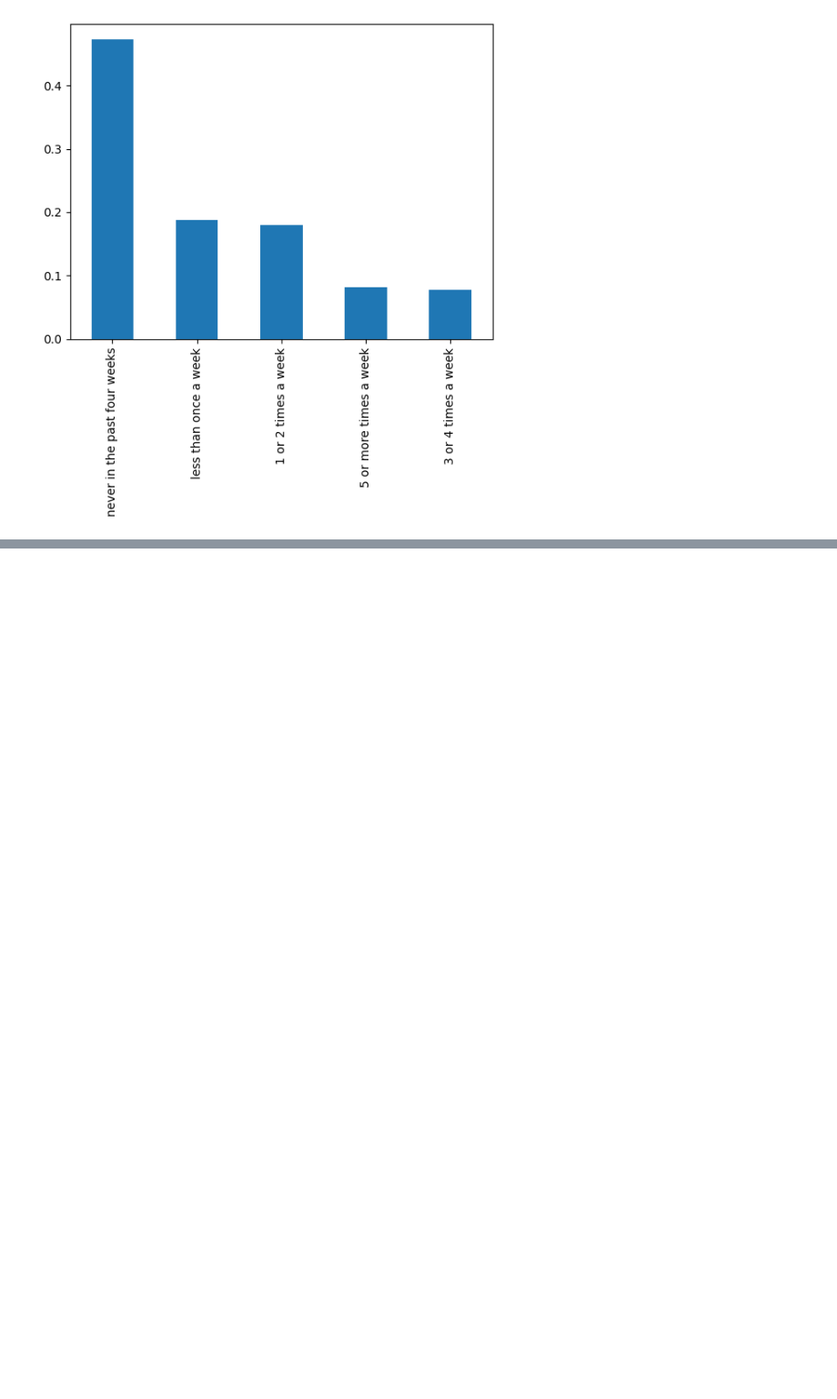
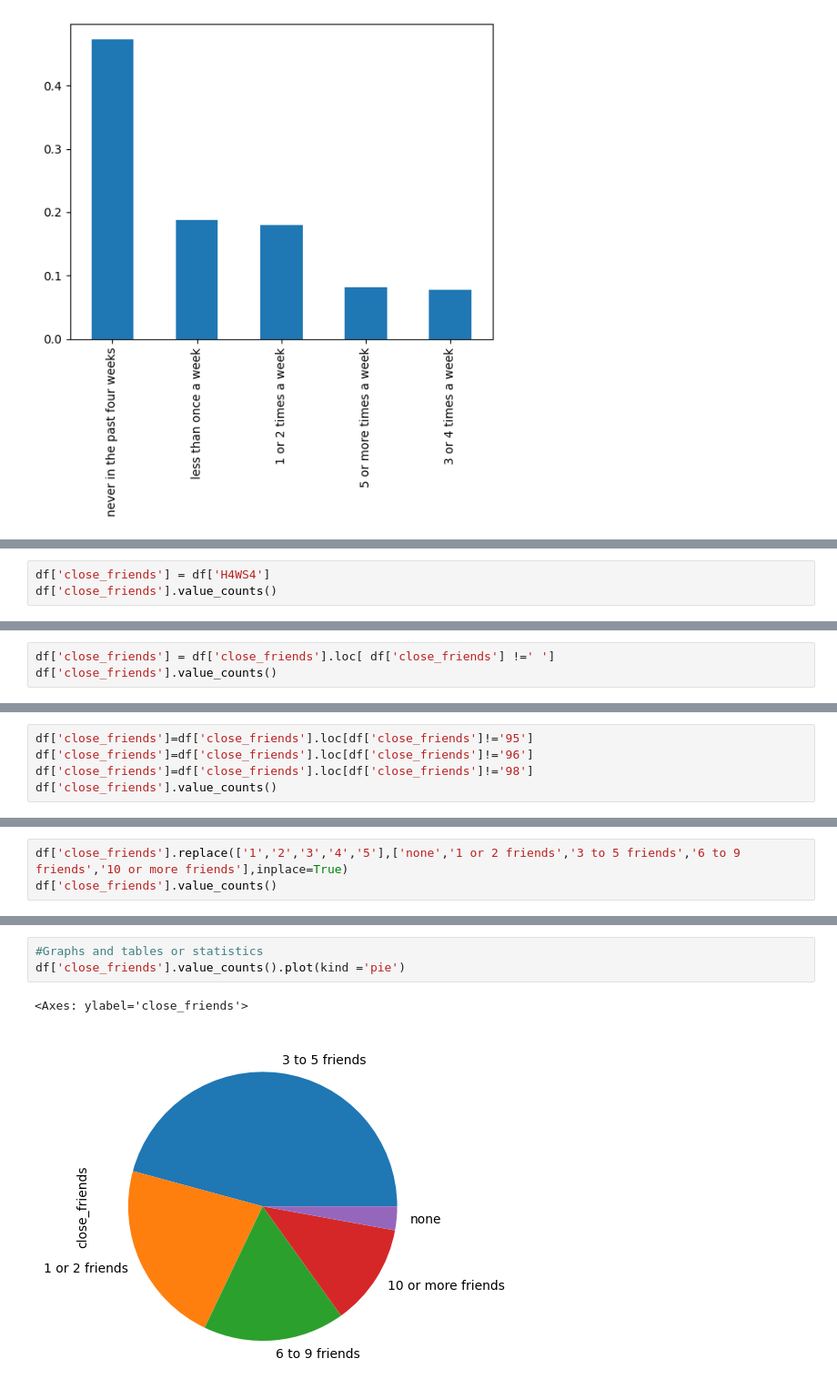
Before and after one commit to prestonmlau/Skyline-Math-200, a Jupyter notebook: PL_Copy_of_Python_Notebook_Setup_by_.ipynb, the cells around one changed output, grey strips where cells are left out. Shown at 91% size. Drawn from its saved outputs; the diff is of its cells as text; blank space fills up the shorter version.

```diff
--- a/PL_Copy_of_Python_Notebook_Setup_by_.ipynb
+++ b/PL_Copy_of_Python_Notebook_Setup_by_.ipynb
@@ -163,0 +262,3 @@ df['trouble_sleeping'].value_counts(normalize = True).plot(kind ='bar')
+# %%
+df['close_friends'] = df['H4WS4']
+df['close_friends'].value_counts()
@@ -163,0 +276,3 @@ df['trouble_sleeping'].value_counts(normalize = True).plot(kind ='bar')
+# %%
+df['close_friends'] = df['close_friends'].loc[ df['close_friends'] !=' ']
+df['close_friends'].value_counts()
@@ -163,0 +289,5 @@ df['trouble_sleeping'].value_counts(normalize = True).plot(kind ='bar')
+# %%
+df['close_friends']=df['close_friends'].loc[df['close_friends']!='95']
+df['close_friends']=df['close_friends'].loc[df['close_friends']!='96']
+df['close_friends']=df['close_friends'].loc[df['close_friends']!='98']
+df['close_friends'].value_counts()
@@ -163,0 +301,3 @@ df['trouble_sleeping'].value_counts(normalize = True).plot(kind ='bar')
+# %%
+df['close_friends'].replace(['1','2','3','4','5'],['none','1 or 2 friends','3 to 5 friends','6 to 9 friends','10 or more friends'],inplace=True)
+df['close_friends'].value_counts()
@@ -163,0 +320,6 @@ df['trouble_sleeping'].value_counts(normalize = True).plot(kind ='bar')
+# %%
+#Graphs and tables or statistics
+df['close_friends'].value_counts().plot(kind ='pie')
+# %% [output]
+<Axes: ylabel='close_friends'>
+[figure, added]
```
Also changed, not shown: parts of 21 cells of this notebook.
